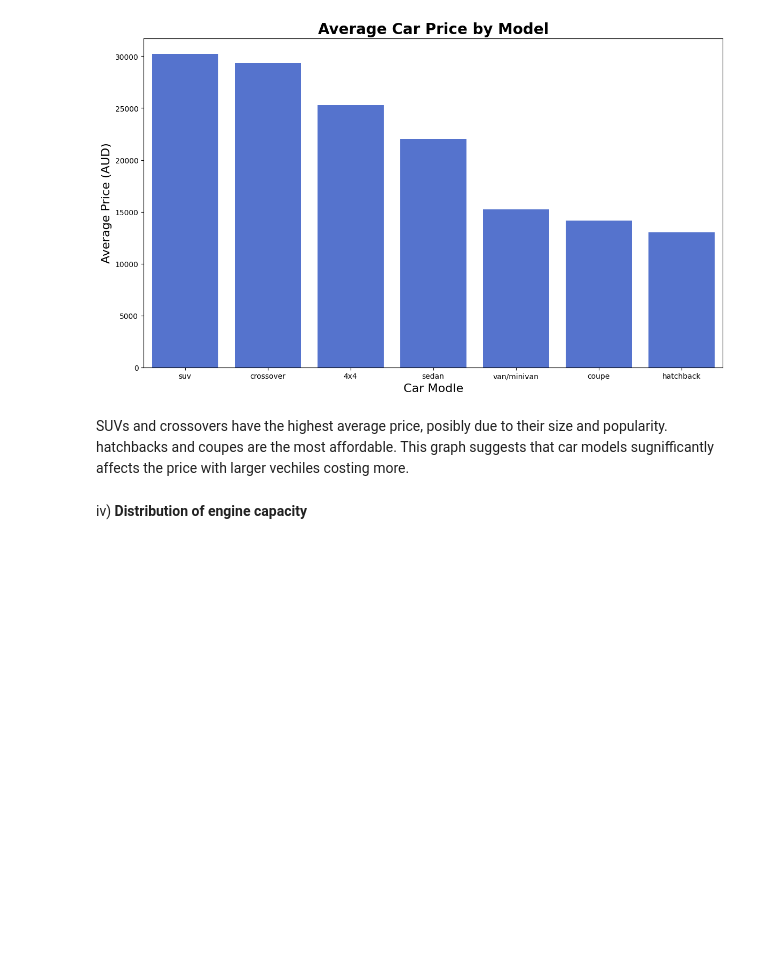
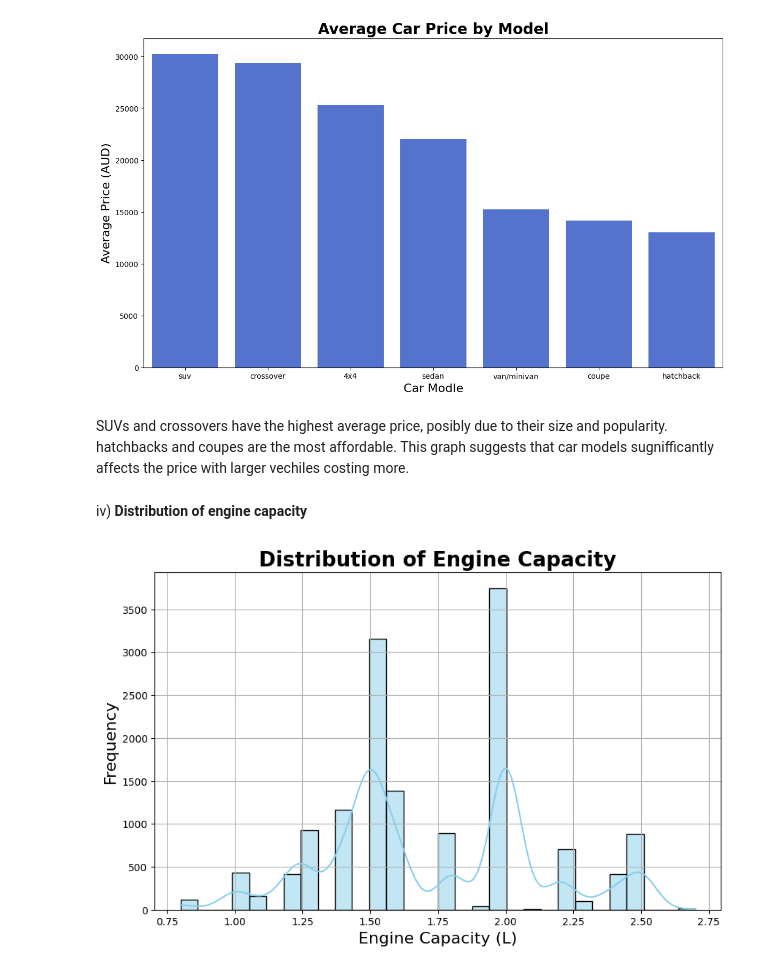
Before and after one commit to gvosper25/3009ICT-Assignmnet, a Jupyter notebook: 3009ICT_Assignment.ipynb, the cells around one changed output. Drawn from its saved outputs; the diff is of its cells as text; code cells hidden in the pictures; blank space fills up the shorter version.

```diff
--- a/3009ICT_Assignment.ipynb
+++ b/3009ICT_Assignment.ipynb
@@ -390,3 +390,15 @@ plt.show()
 SUVs and crossovers have the highest average price, posibly due to their size and popularity. hatchbacks and coupes are the most affordable. This graph suggests that car models sugnifficantly affects the price with larger vechiles costing more.
 # %% [markdown]
 iv) **Distribution of engine capacity**
+# %%
+plt.figure(figsize=(10,6))
+sns.histplot(data=car_data,x='engine_capacity', bins=30, kde=True, color='skyblue')
+
+plt.title('Distribution of Engine Capacity', fontsize=20, fontweight='bold')
+plt.xlabel('Engine Capacity (L)', fontsize=16)
+plt.ylabel('Frequency', fontsize=16)
+plt.grid(True)
+
+plt.show()
+# %% [output]
+[figure, added]
```
Also changed, not shown: parts of 4 cells of this notebook.
